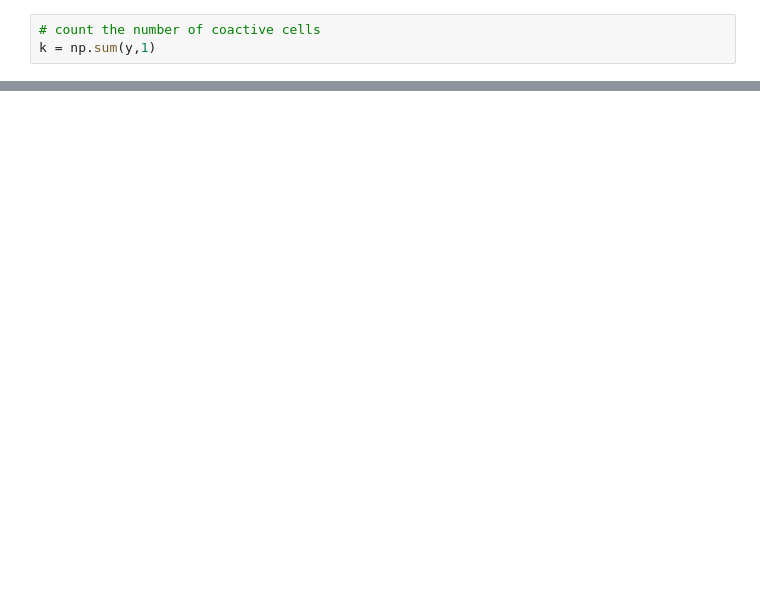
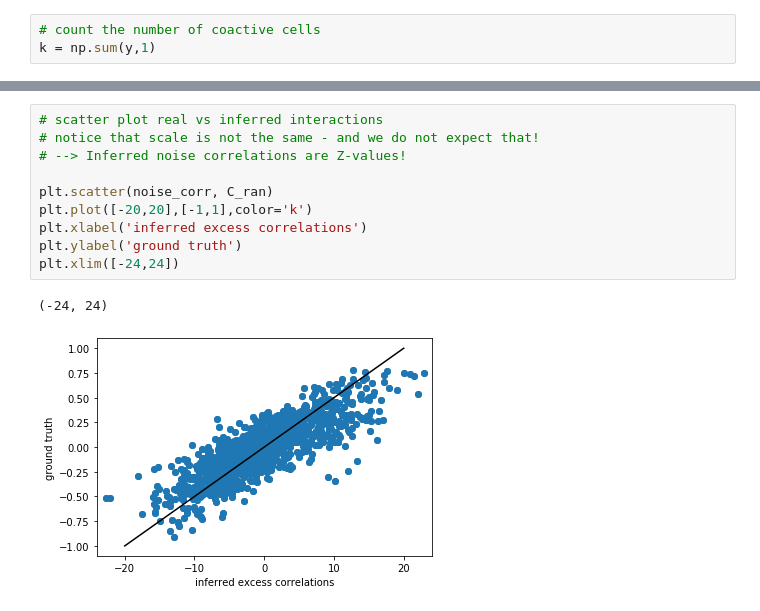
Before and after one commit to Savin-Lab-Code/CA1_network_interactions, a Jupyter notebook: ExcessCorrs.ipynb, the cells around one changed output, grey strips where cells are left out. Saved outputs shown, nothing was run; the diff lists cells and outputs as text; blank space fills up the shorter version.

```diff
--- a/ExcessCorrs.ipynb
+++ b/ExcessCorrs.ipynb
@@ -86,0 +181,13 @@ real = np.corrcoef(y[max_counts<maxiter-1].T)
+# %%
+# scatter plot real vs inferred interactions
+# notice that scale is not the same - and we do not expect that!
+# --> Inferred noise correlations are Z-values!
+
+plt.scatter(noise_corr, C_ran)
+plt.plot([-20,20],[-1,1],color='k')
+plt.xlabel('inferred excess correlations')
+plt.ylabel('ground truth')
+plt.xlim([-24,24])
+# %% [output]
+(-24, 24)
+[figure, added]
```
Also changed, not shown: parts of 26 cells of this notebook.
